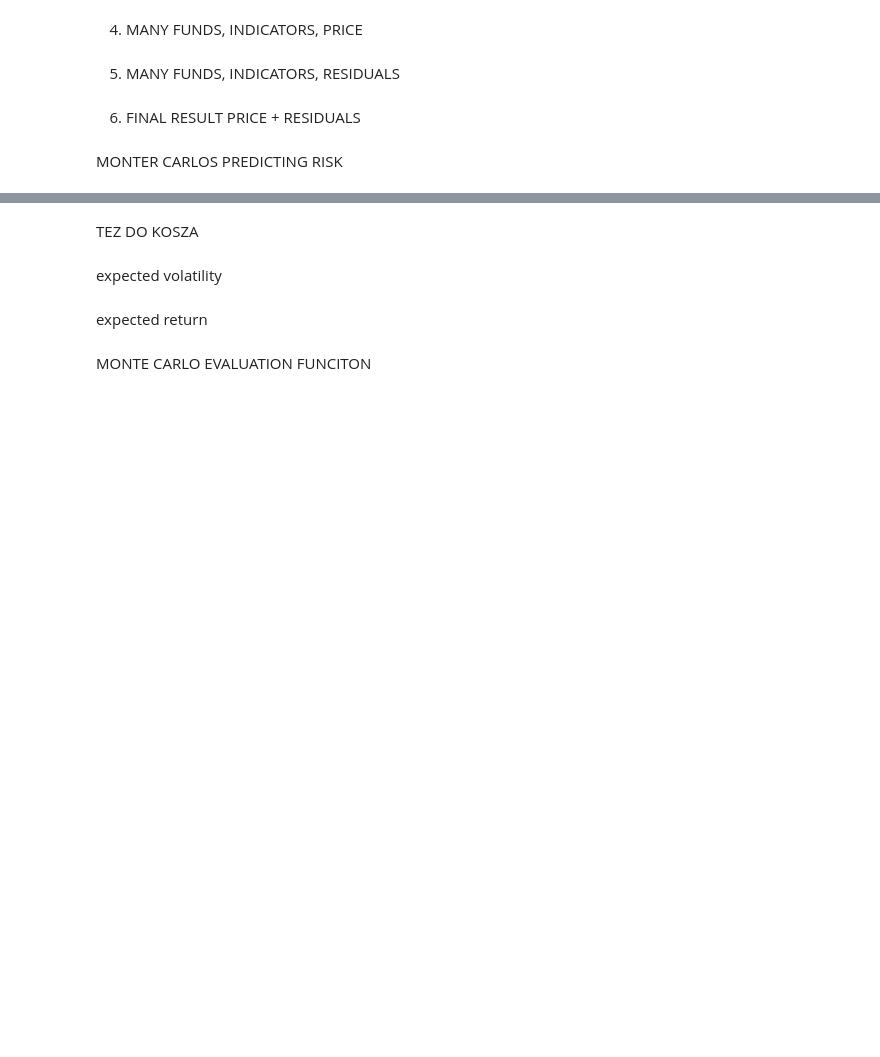
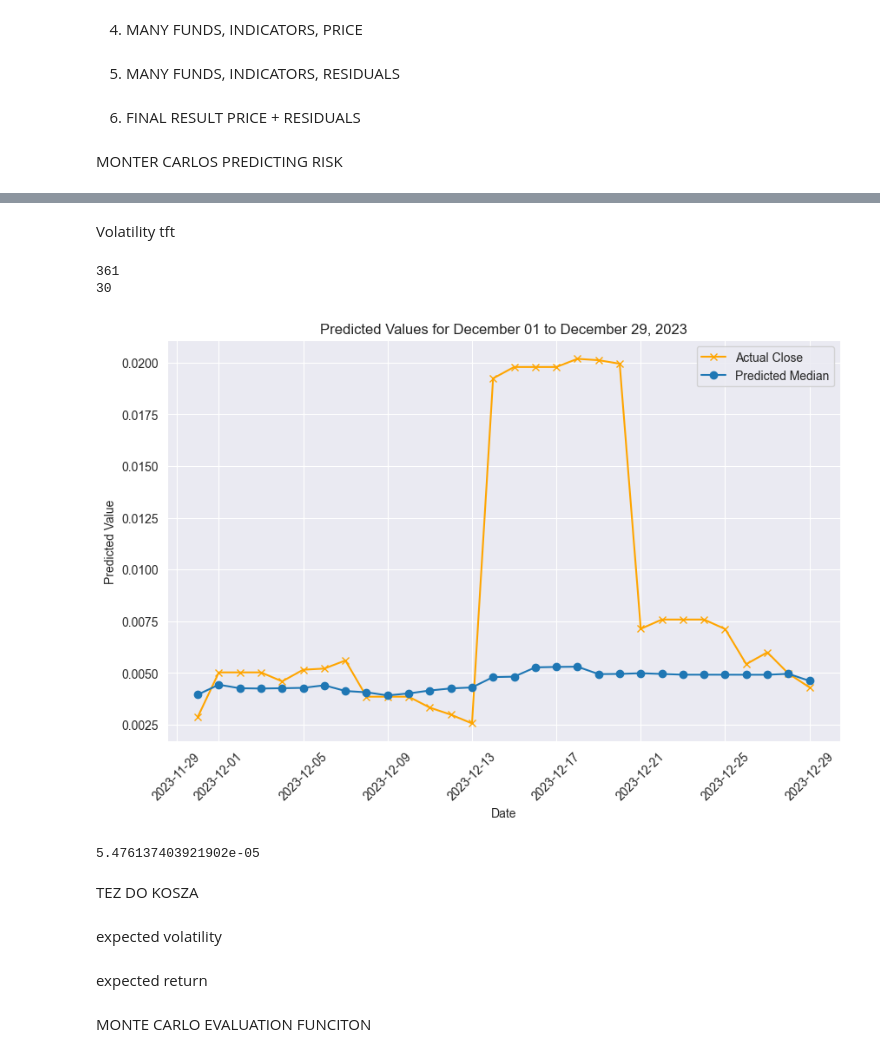
Before and after one commit to akrokosz/HF_Thesis, a Jupyter notebook: main.ipynb, the cells around one changed output, grey strips where cells are left out. Drawn from its saved outputs; the diff is of its cells as text; code cells hidden in the pictures; blank space fills up the shorter version.

Commit message:
volatility

```diff
--- a/main.ipynb
+++ b/main.ipynb
@@ -275,7 +293,7 @@ def fit(gradient_clip, drop, hidden_size, hidden_continuous_size, attention_head
     trainer = pl.Trainer(
         # logger=logger,
         max_epochs=epochs,
-        accelerator='cuda',
+        accelerator='cpu',
         devices="auto",
         gradient_clip_val=gradient_clip,
         callbacks=[early_stop_callback, lr_logger],  #, checkpoint_callback],
@@ -694,0 +751,2 @@ plt.plot(pp)
+# %% [markdown]
+Volatility tft
@@ -695,3 +763,15 @@ plt.plot(pp)
+# %%
+IE_vol_rse, IE_vol_rae, IE_vol_huber, IE_vol_plt2 = metrics_and_plt(
+    funds_w_names["EWSA.AS"], IE_indicators_preds[-30:], pd.date_range(start="2023-11-30", end="2023-12-29"),
+    date="2023-11-29", target="Rolling Volatility")
+# %% [output]
+361
+30
+[figure, added]
+# %%
+mean_squared_error(funds_w_names["EWSA.AS"]["Rolling Volatility"][-62:], IE_vol_preds)
+# %% [output]
+5.476137403921902e-05
 # %% [markdown]
 TEZ DO KOSZA
 # %%
```
Also changed, not shown: parts of 10 cells of this notebook.
